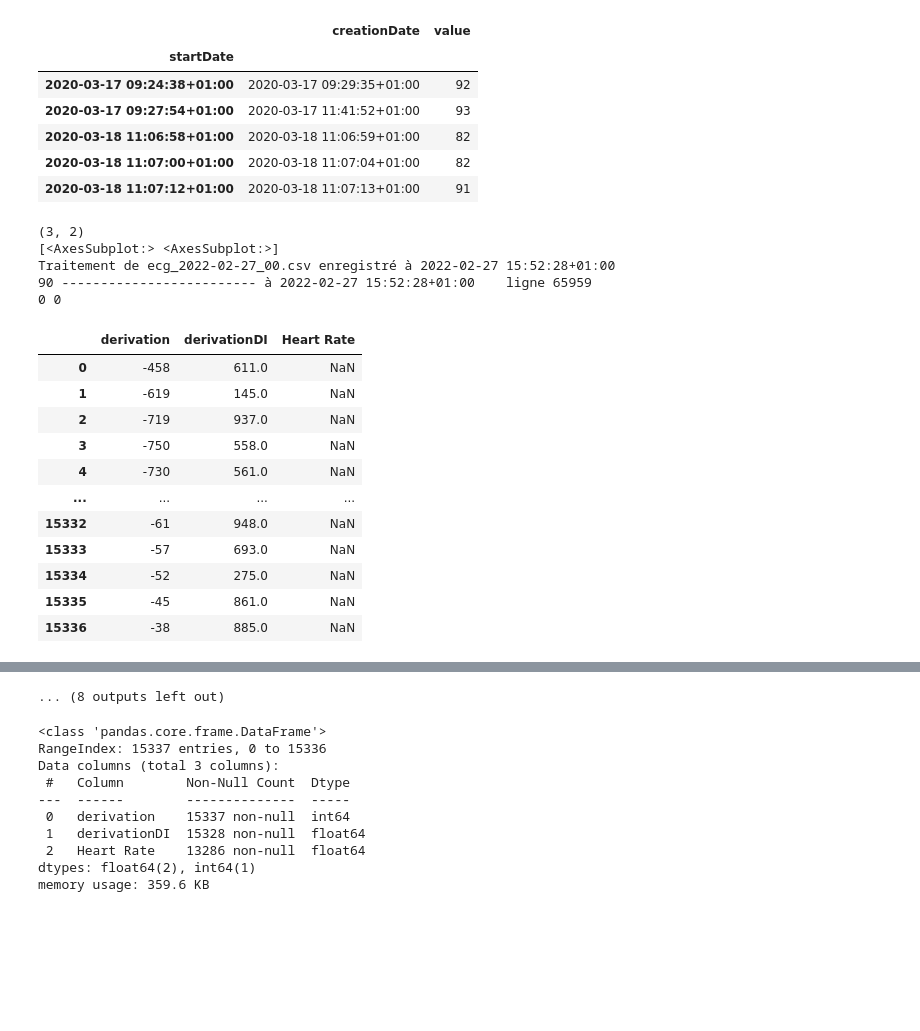
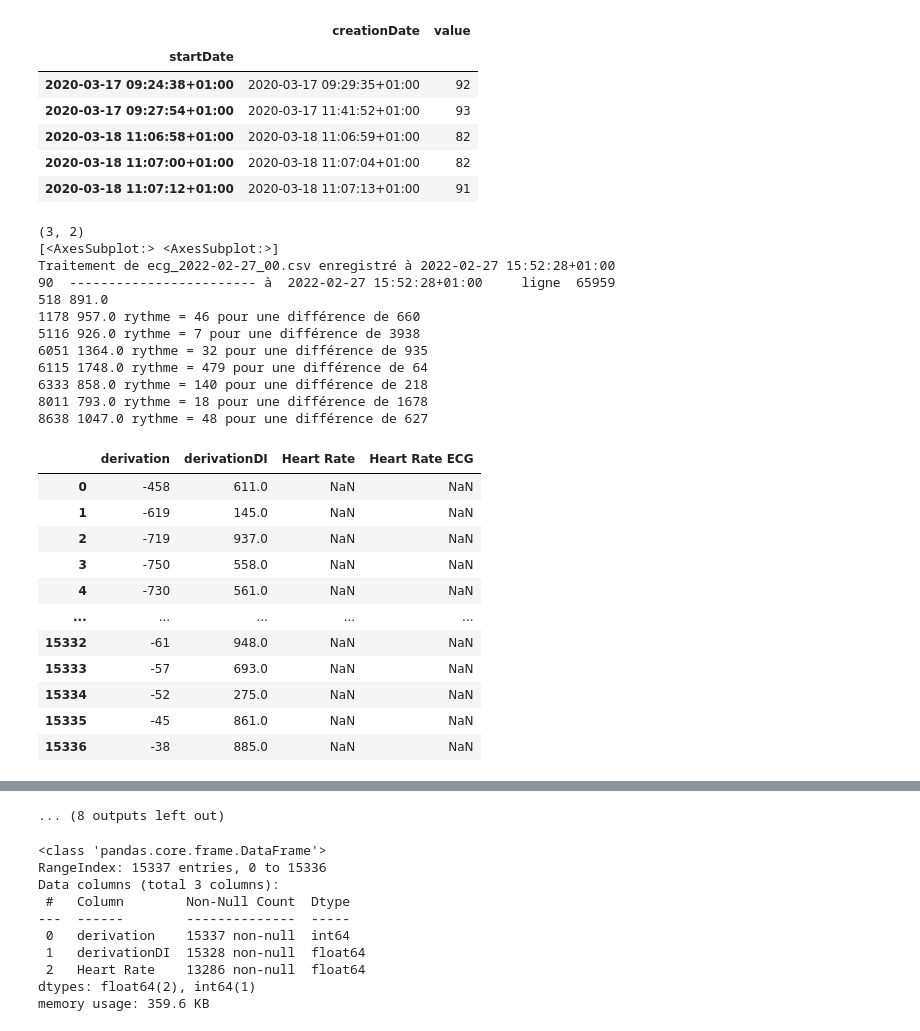
Before and after one commit to pbellot/Physio, a Jupyter notebook: explorationECG.ipynb, the cells around one changed output, grey strips where cells are left out. Saved outputs shown, nothing was run; the diff lists cells and outputs as text; code cells hidden in the pictures; blank space fills up the shorter version.

Commit message:
ajout calcul rythme à partir ECG

```diff
--- a/explorationECG.ipynb
+++ b/explorationECG.ipynb
@@ -383,10 +383,11 @@ def afficheEcg(ecg, titre, axe=None):
     #ax = ecg.iloc[0:5000]['derivation'].plot(figsize=(15,10))
     #ecg.iloc[0:25000]['Heart Rate'].plot(ax=ax)
     #ax = ecg['derivation'].plot(figsize=(25,20))
-    ecg['derivation'].plot(ax=axe)
+    ecg['derivation'].plot(ax=axe, legend=True)
     ax2 = axe.twinx()
     ax2.set_ylim([60,120])
-    ecg['Heart Rate'].plot(ax=ax2, color='red', title=titre)
+    ecg['Heart Rate'].plot(ax=ax2, color='red', title=titre, legend = True)
+    ecg.query('`Heart Rate ECG`.notnull()')['Heart Rate ECG'].plot(ax=ax2, color='yellow', grid=True, legend=True)
     #plt.show()
 # %%
 nbFichiers = 0
@@ -398,49 +399,86 @@ print(axes.shape)
 print(axes[0])
 fig.suptitle('Sharing x per column, y per row')
 for f in csvFiles:
     date = lookForDate(f)
     print("Traitement de "+f+" enregistré à "+str(date[0]))
     ecg = pd.read_csv(f,skiprows=13,header=None,names=["derivation","derivationDI"])
-    ecg['Heart Rate'] = [np.nan for i in range(len(ecg))]
+    ecg['Heart Rate'] = [np.nan for i in range(len(ecg))] # d'après le fichier export.xml
+    ecg['Heart Rate ECG'] = [np.nan for i in range(len(ecg))] # calculé à partir des pics de l'ECG
+
+    #Alignement de Heart Rate depuis export.xml
     indiceRate = rythme.loc[((rythme.index - date[0]).total_seconds() >= 4) & ((rythme.index - date[0]).total_seconds() <= 10)]
     rate = indiceRate['value']
     indice = rythme.index.get_loc(indiceRate.index[0]) #num ligne de export.xml (rythme cardiaque) correspondant au timestamp de début fichier ecg
     if len(rate)>0:
-        print (rate[0]," ------------------------- à ",date[0],"    ligne ",indice)
-        for i in range(4,30):
+        print (rate[0]," ------------------------ à ",date[0],"    ligne ",indice)
+        offset = 1 #décalage entre ECG et Heart Rate en seconde
+        for i in range(offset,30):
             for j in range(511): #meme rythme pendant 1 seconde
                 num = (i*511)+j
-                if i == 4:
+                if i == offset:
                     ecg.iloc[num,2] = rate[0]
                 else:
                     ecg.iloc[num,2] = rate
             indice += 1 # passe à la seconde suivante dans le fichier rythme
             rate = rythme.iloc[indice]["value"]
             #print(" ",rate)
     else:
         print(" !!!!!! NON TROUVE : "+ str(date[0]))
-    print(nbFichiers//3,nbFichiers%3)
+
+    #Calcul Heart Rate à partir des pics de l'ECG
+    limite = 3*ecg.derivation.std()
+    n = 0
+    n_prec = 0
+    periode = 1/511.244
+    while n < len(ecg):
+        max = ecg.iloc[n].derivation
+        if  (max > limite):
+            while True:
+                if (n+1 < len(ecg) and ecg.iloc[n+1].derivation >= max):
+                    max = ecg.iloc[n+1].derivation
+                    n +=1
+                else:
+                    break
+            print (n, max, end=' ')
+            if n_prec > 0:
+                rate = int(60/((n-n_prec)*periode))
+                print (f"rythme = {rate} pour une différence de {n-n_prec}")
+                ecg.iloc[n,3] = rate
+            else:
+                print ('')
+            n_prec = n
+            n +=50
+        else:
+            n +=1
+
     afficheEcg(ecg,titre=f, axe=axes[nbFichiers//2,nbFichiers%2])
     display(ecg)
     ecg.info()
     nbFichiers +=1
     if nbFichiers == 6:
         break
 # %% [output]
 (3, 2)
 [<AxesSubplot:> <AxesSubplot:>]
 Traitement de ecg_2022-02-27_00.csv enregistré à 2022-02-27 15:52:28+01:00
-90 ------------------------- à 2022-02-27 15:52:28+01:00    ligne 65959
-0 0
+90  ------------------------ à  2022-02-27 15:52:28+01:00     ligne  65959
+518 891.0
+1178 957.0 rythme = 46 pour une différence de 660
+5116 926.0 rythme = 7 pour une différence de 3938
+6051 1364.0 rythme = 32 pour une différence de 935
+6115 1748.0 rythme = 479 pour une différence de 64
+6333 858.0 rythme = 140 pour une différence de 218
+8011 793.0 rythme = 18 pour une différence de 1678
+8638 1047.0 rythme = 48 pour une différence de 627
-|  | derivation | derivationDI | Heart Rate |
-| 0 | -458 | 611.0 | NaN |
-| 1 | -619 | 145.0 | NaN |
-| 2 | -719 | 937.0 | NaN |
-| 3 | -750 | 558.0 | NaN |
-| 4 | -730 | 561.0 | NaN |
-| ... | ... | ... | ... |
-| 15332 | -61 | 948.0 | NaN |
-| 15333 | -57 | 693.0 | NaN |
-| 15334 | -52 | 275.0 | NaN |
-| 15335 | -45 | 861.0 | NaN |
-| 15336 | -38 | 885.0 | NaN |
+|  | derivation | derivationDI | Heart Rate | Heart Rate ECG |
+| 0 | -458 | 611.0 | NaN | NaN |
+| 1 | -619 | 145.0 | NaN | NaN |
+| 2 | -719 | 937.0 | NaN | NaN |
+| 3 | -750 | 558.0 | NaN | NaN |
+| 4 | -730 | 561.0 | NaN | NaN |
+| ... | ... | ... | ... | ... |
+| 15332 | -61 | 948.0 | NaN | NaN |
+| 15333 | -57 | 693.0 | NaN | NaN |
+| 15334 | -52 | 275.0 | NaN | NaN |
+| 15335 | -45 | 861.0 | NaN | NaN |
+| 15336 | -38 | 885.0 | NaN | NaN |
```
Also changed, not shown: parts of 1 cell of this notebook.
